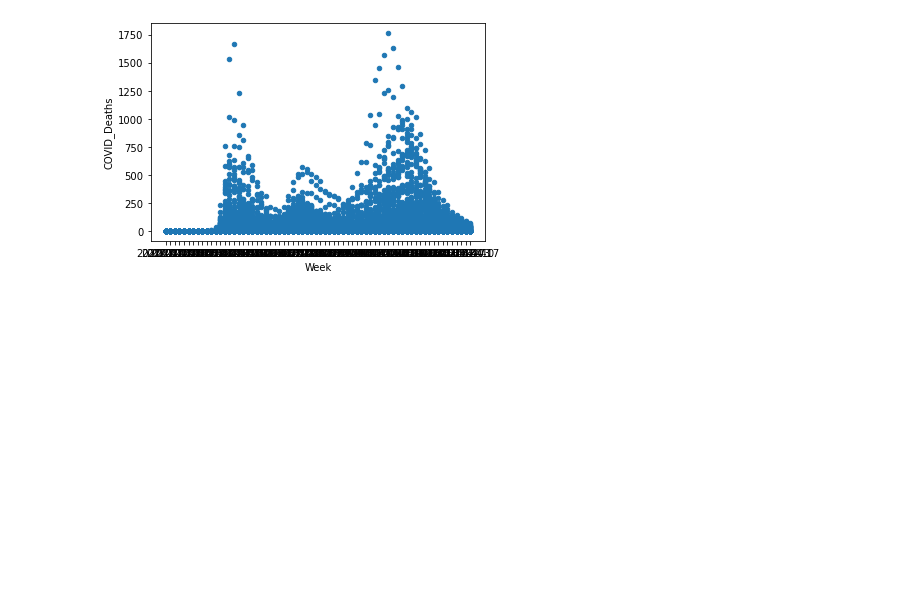
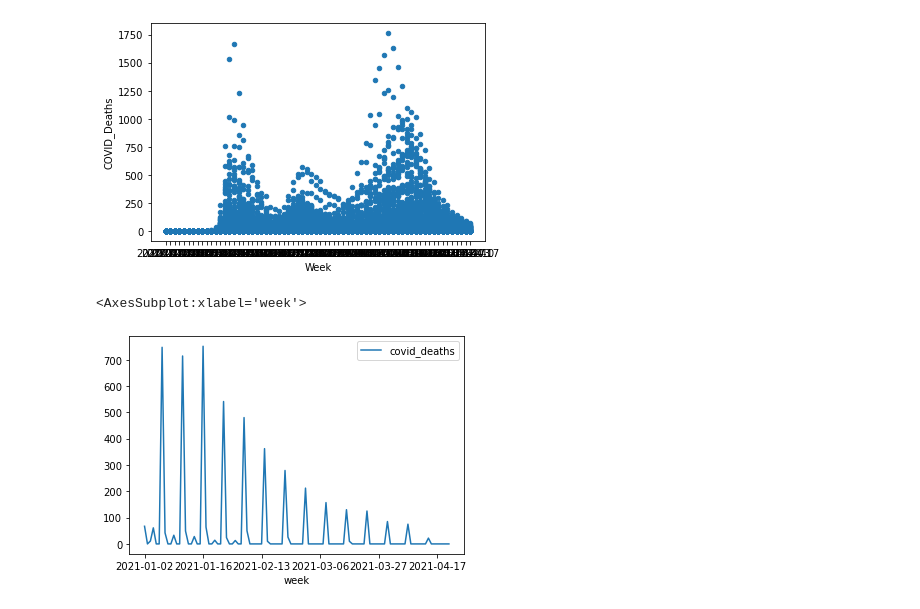
Before and after one commit to itsjonlau/Final-Project, a Jupyter notebook: Lauren/dev/Analyzing_Data.ipynb, the cells around one changed output. Drawn from its saved outputs; the diff is of its cells as text; code cells hidden in the pictures; blank space fills up the shorter version.

```diff
--- a/Lauren/dev/Analyzing_Data.ipynb
+++ b/Lauren/dev/Analyzing_Data.ipynb
@@ -8,6 +8,7 @@ import matplotlib.pyplot as plt
 #read in data frame from database
 data_df = pd.read_csv("Resources/Clean_Data.csv")
 vaccine_df = pd.read_csv("Resources/Total_Vaccine_Distro.csv")
+combined_df = pd.read_csv("Resources/Combined_data.csv")
 # %%
 vaccine_df.dtypes
 # %% [output]
@@ -67,3 +85,8 @@ data_df.plot.scatter(x="Week", y="COVID_Deaths")
 plt.show()
 # %% [output]
 [figure]
+# %%
+combined_df.plot.line(x="week", y="covid_deaths")
+# %% [output]
+<AxesSubplot:xlabel='week'>
+[figure, added]
```
Also changed, not shown: parts of 5 cells of this notebook, 3 other files.
